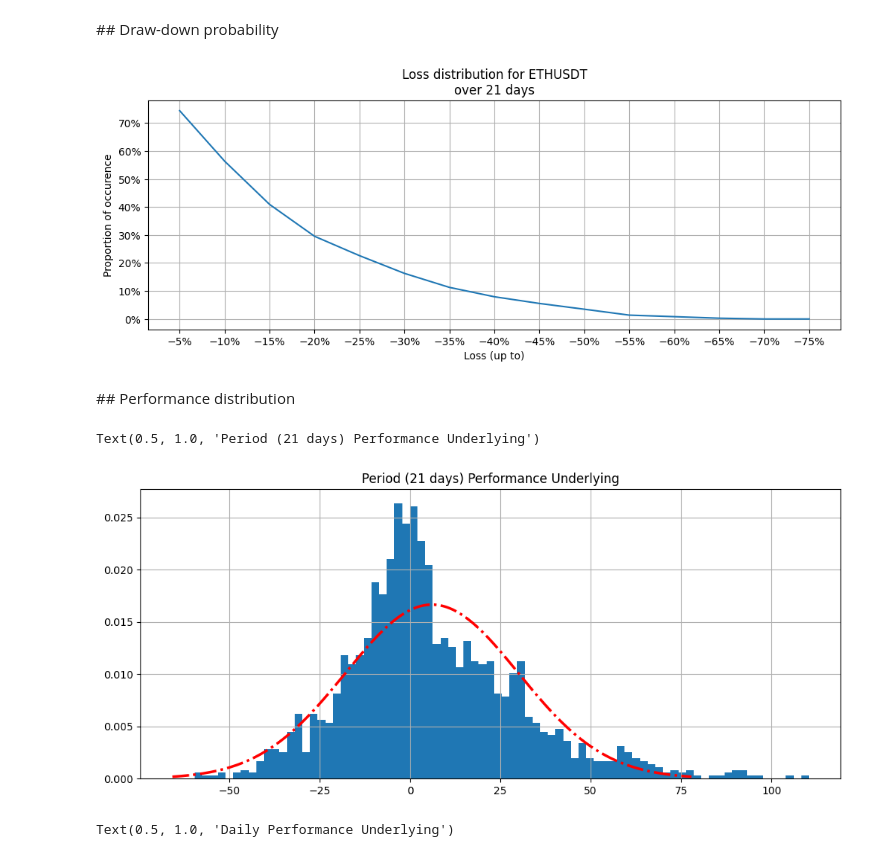
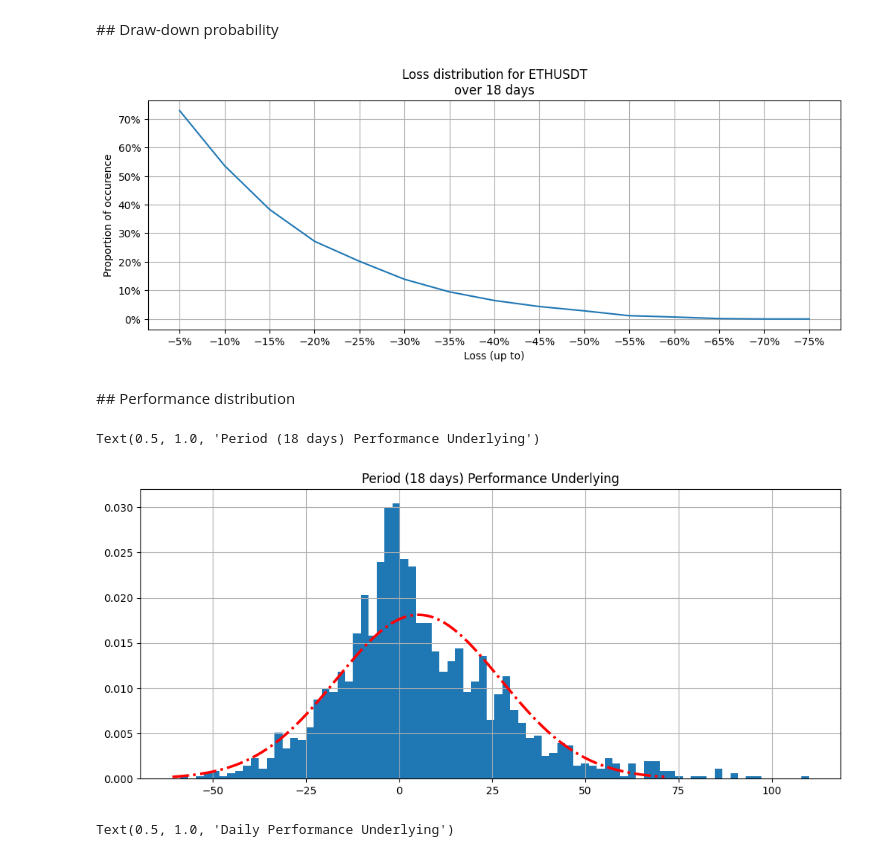
Before and after one commit to chris-ch/ethereum-prices, a Jupyter notebook: analyse-prices.ipynb, the cells around one changed output. Drawn from its saved outputs; the diff is of its cells as text; code cells hidden in the pictures.

```diff
--- a/analyse-prices.ipynb
+++ b/analyse-prices.ipynb
@@ -61,14 +91,14 @@ WINDOW_PERIOD = 21
 # %% [markdown]
 ## Draw-down probability
 # %%
-rolling_min_series = prices_df.groupby(prices_df.index.date)['low'].min().rolling(WINDOW_PERIOD).min()
-period_close_series = prices_df.groupby(prices_df.index.date)['close'].last().shift(-WINDOW_PERIOD)
+rolling_min_series = prices_df.groupby(prices_df.index.date)['low'].min().rolling(remaining_days).min()
+period_close_series = prices_df.groupby(prices_df.index.date)['close'].last().shift(-remaining_days)
 df = pandas.DataFrame({
     'daily_prices': daily_prices,
     'period_close_series': period_close_series,
     'rolling_min_series': rolling_min_series
 })
-df['rolling_min_series'] = df['rolling_min_series'].shift(-WINDOW_PERIOD)
+df['rolling_min_series'] = df['rolling_min_series'].shift(-remaining_days)
 df['drawdown_pct'] = -df['rolling_min_series'].divide(df['daily_prices']).subtract(1.).multiply(100.)
 df['period_perf_pct'] = df['period_close_series'].divide(df['daily_prices']).subtract(1.).multiply(100.)
 df.dropna(inplace=True)
@@ -84,7 +114,7 @@ axes = pandas.Series(frequencies, name='loss_distribution').plot(
     figsize=(12,4),
     grid=True,
     xticks=list(frequencies.keys()),
-    title=f'Loss distribution for {SYMBOL}\nover {WINDOW_PERIOD} days'
+    title=f'Loss distribution for {SYMBOL}\nover {remaining_days} days'
 )
 pyplot.gca().invert_xaxis()
 pyplot.xlabel('Loss (up to)')
@@ -92,31 +122,30 @@ pyplot.ylabel('Proportion of occurence')
 axes.xaxis.set_major_formatter(ticker.PercentFormatter())
 axes.yaxis.set_major_formatter(ticker.PercentFormatter())
 # %% [output]
-[figure, old version]
+[figure, new version]
 # %% [markdown]
 ## Performance distribution
 # %%
 df['period_perf_pct'].hist(bins=80, density=True, figsize=(12, 5))
 
-def normpdf(x, mu, sigma):
+def normpdf(x: ndarray, mu: float, sigma: float):
     sigma = abs(float(sigma))
-    z = (float(x) - float(mu)) / sigma
-    y = math.exp(-0.5 * z * z) / (math.sqrt(2. * math.pi) * sigma)
-    return y
+    z = (x - float(mu)) / sigma
+    return numpy.array([math.exp(-0.5 * x * x) / (math.sqrt(2. * math.pi) * sigma) for x in z])
 
 
 mu = df['period_perf_pct'].describe()['mean']
 sigma = df['period_perf_pct'].describe()['std']
 # Generate the normal distribution curve
 x = numpy.linspace(mu - 3*sigma, mu + 3*sigma, 1000)
 y = normpdf(x, mu, sigma)
 
 # Plot the normal distribution curve
 pyplot.plot(x, y, linestyle='dashdot', linewidth=2.5, color='red')
-pyplot.title(f'Period ({WINDOW_PERIOD} days) Performance Underlying')
+pyplot.title(f'Period ({remaining_days} days) Performance Underlying')
 # %% [output]
-Text(0.5, 1.0, 'Period (21 days) Performance Underlying')
+Text(0.5, 1.0, 'Period (18 days) Performance Underlying')
-[figure, old version]
+[figure, new version]
 # %%
 daily_perf = df["daily_prices"].shift(-1).divide(df["daily_prices"]).subtract(1.).dropna().multiply(100.)
 daily_perf.hist(bins=80, density=True, figsize=(12, 5))
```
Also changed, not shown: parts of 10 cells of this notebook.
